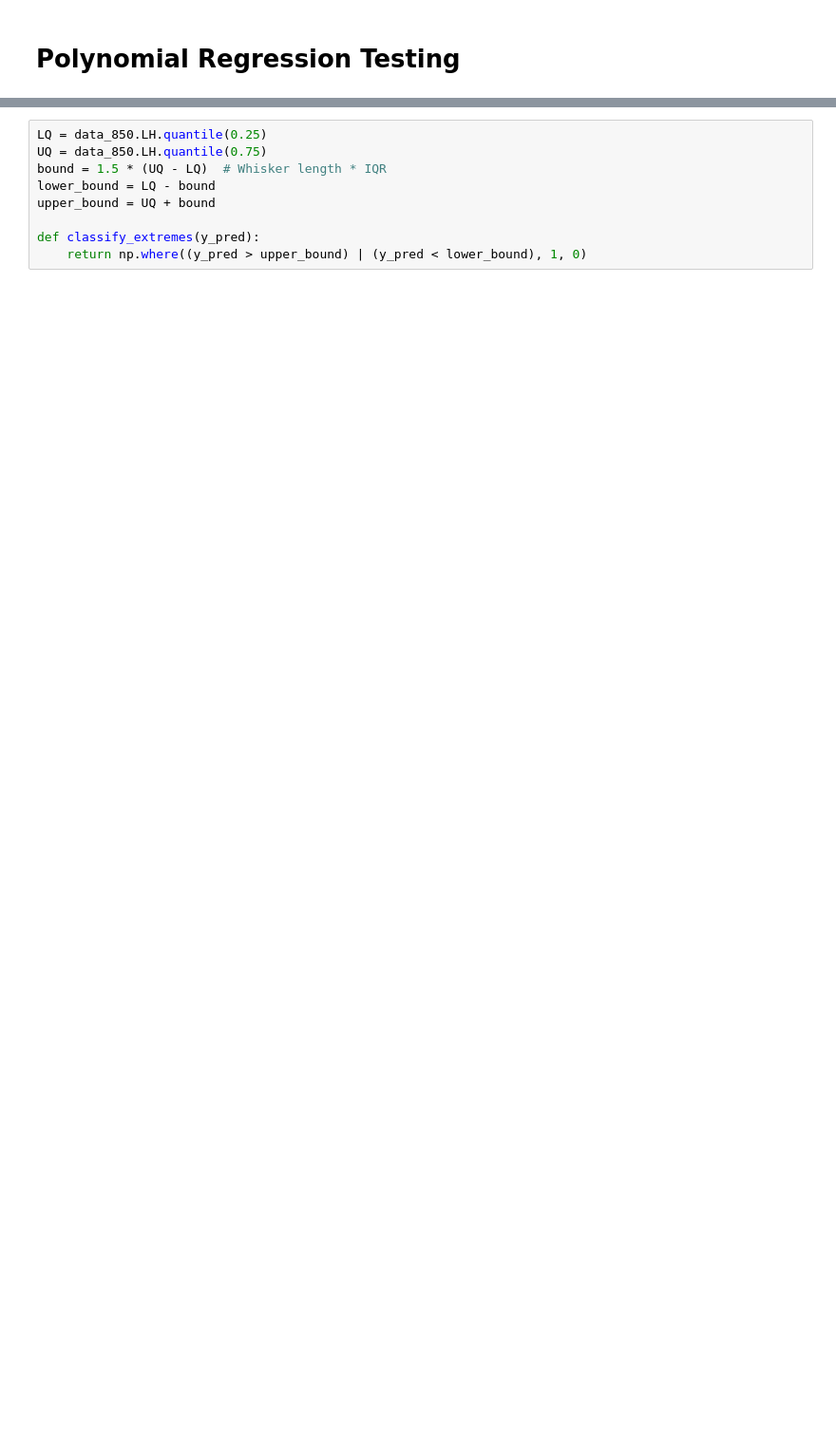
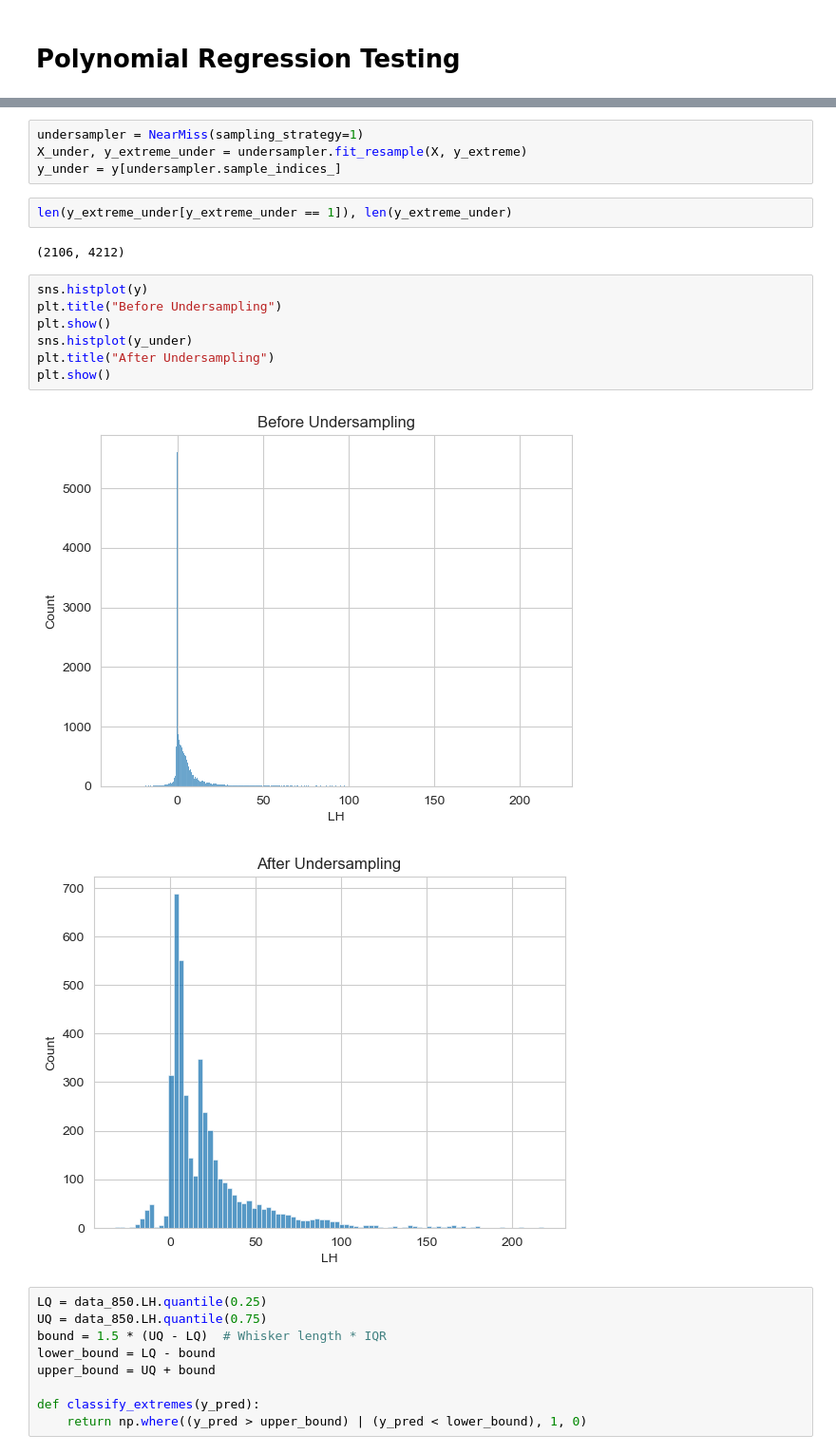
Before and after one commit to DanielRJohnson/EECS738-FP, a Jupyter notebook: daniel/poly_reg.ipynb, the cells around one changed output, grey strips where cells are left out. Shown: that part at 95% size. Saved outputs shown, nothing was run; the diff lists cells and outputs as text; blank space fills up the shorter version.

Commit message:
add undersampling

```diff
--- a/daniel/poly_reg.ipynb
+++ b/daniel/poly_reg.ipynb
@@ -39,3 +46,21 @@ X.head()
+# %%
+undersampler = NearMiss(sampling_strategy=1)
+X_under, y_extreme_under = undersampler.fit_resample(X, y_extreme)
+y_under = y[undersampler.sample_indices_]
+# %%
+len(y_extreme_under[y_extreme_under == 1]), len(y_extreme_under)
+# %% [output]
+(2106, 4212)
+# %%
+sns.histplot(y)
+plt.title("Before Undersampling")
+plt.show()
+sns.histplot(y_under)
+plt.title("After Undersampling")
+plt.show()
+# %% [output]
+[figure, added]
+[figure, added]
 # %%
 LQ = data_850.LH.quantile(0.25)
 UQ = data_850.LH.quantile(0.75)
```
Also changed, not shown: parts of 6 cells of this notebook, 1 other file.
